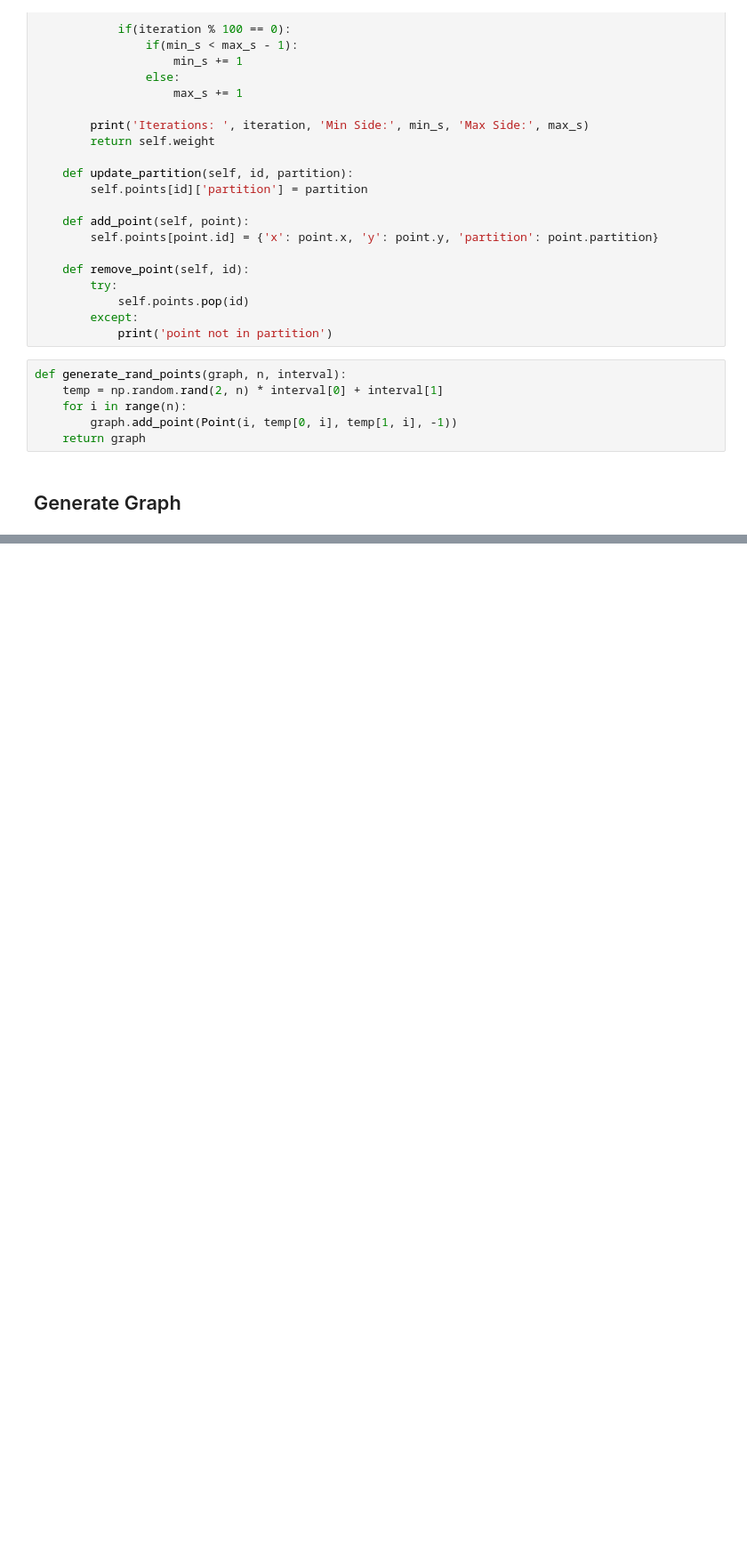
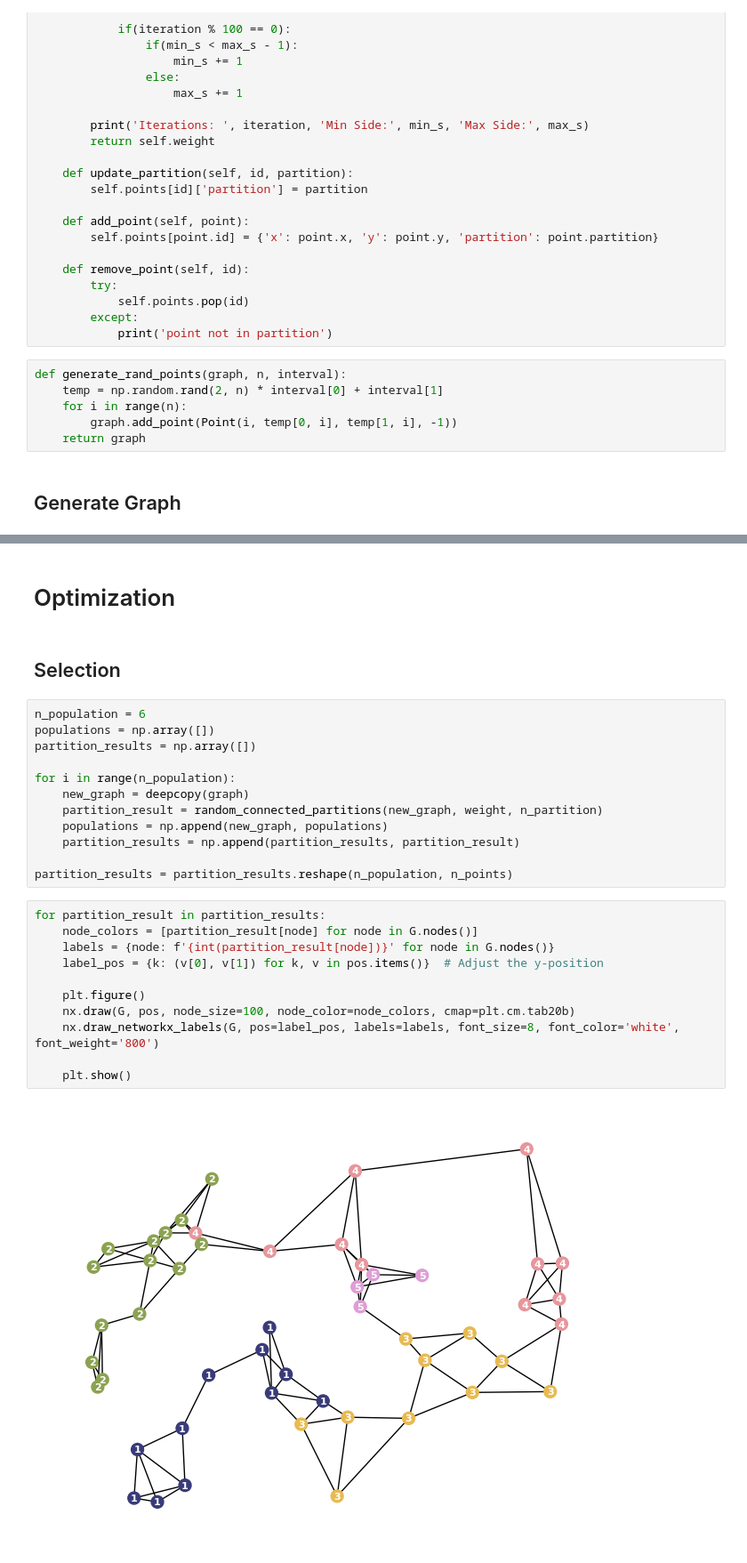
Before and after one commit to FelixFern/Graph-Partitioning-Optimization, a Jupyter notebook: Graph Partitioning.ipynb, the cells around one changed output, grey strips where cells are left out. Shown: that part at 89% size. Cells and saved outputs as stored; diff of their text form; blank space fills up the shorter version.

Commit message:
feat: start of selection process

```diff
--- a/Graph Partitioning.ipynb
+++ b/Graph Partitioning.ipynb
@@ -220,0 +219,29 @@ plt.show()
+# %% [markdown]
+# Optimization
+# %% [markdown]
+## Selection
+# %%
+n_population = 6
+populations = np.array([])
+partition_results = np.array([])
+
+for i in range(n_population):
+    new_graph = deepcopy(graph)
+    partition_result = random_connected_partitions(new_graph, weight, n_partition)
+    populations = np.append(new_graph, populations)
+    partition_results = np.append(partition_results, partition_result)
+
+partition_results = partition_results.reshape(n_population, n_points)
+# %%
+for partition_result in partition_results:
+    node_colors = [partition_result[node] for node in G.nodes()]
+    labels = {node: f'{int(partition_result[node])}' for node in G.nodes()}
+    label_pos = {k: (v[0], v[1]) for k, v in pos.items()}  # Adjust the y-position
+
+    plt.figure()
+    nx.draw(G, pos, node_size=100, node_color=node_colors, cmap=plt.cm.tab20b)
+    nx.draw_networkx_labels(G, pos=label_pos, labels=labels, font_size=8, font_color='white', font_weight='800')
+
+    plt.show()
+# %% [output]
+[figure, added]
```
Also changed, not shown: parts of 8 cells of this notebook.
